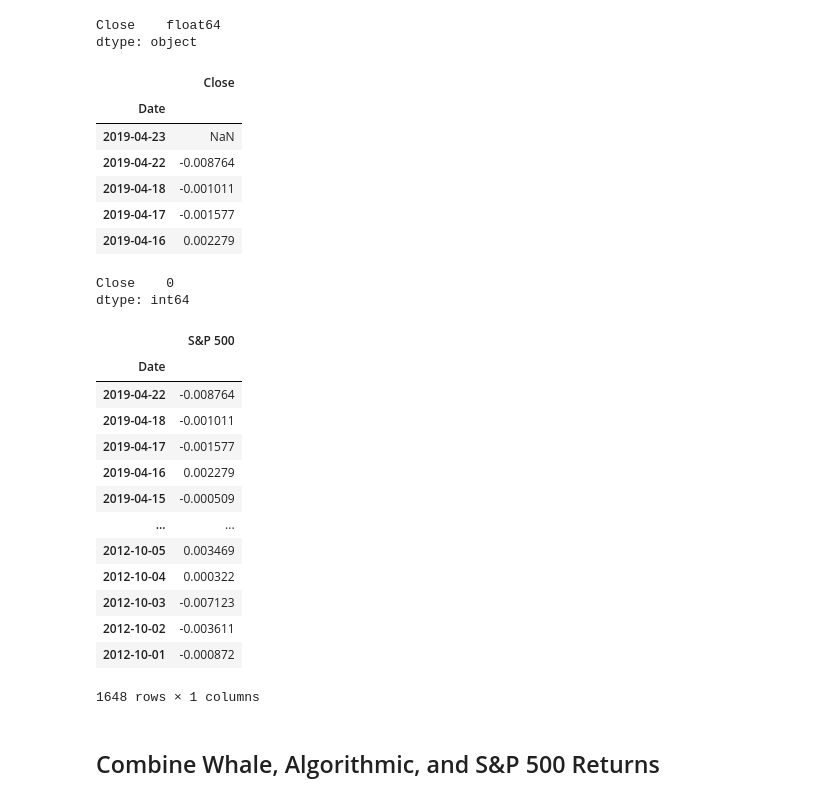
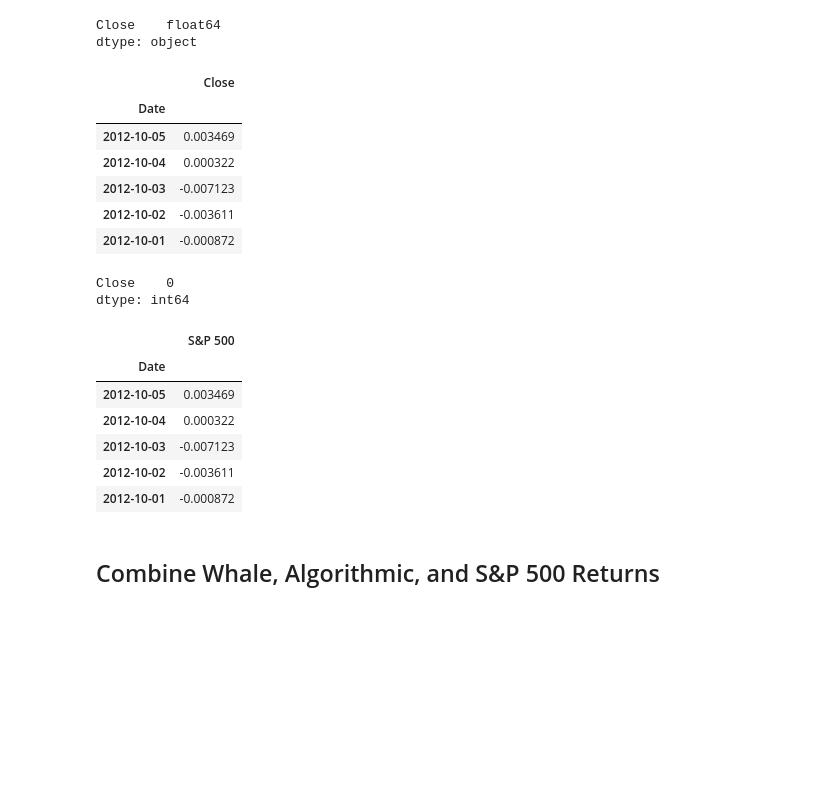
Before and after one commit to Caresir/Whale_protfolio, a Jupyter notebook: whale_analysis.ipynb, the cells around one changed output. Saved outputs shown, nothing was run; the diff lists cells and outputs as text; code cells hidden in the pictures; blank space fills up the shorter version.

```diff
--- a/whale_analysis.ipynb
+++ b/whale_analysis.ipynb
@@ -135,15 +135,15 @@ dtype: object
 # %%
 # Calculate Daily Returns
 daily_returns = sp500_history_df.pct_change()
-daily_returns.head()
+daily_returns.tail()
 # %% [output]
 |  | Close |
 | Date |  |
-| 2019-04-23 | NaN |
-| 2019-04-22 | -0.008764 |
-| 2019-04-18 | -0.001011 |
-| 2019-04-17 | -0.001577 |
-| 2019-04-16 | 0.002279 |
+| 2012-10-05 | 0.003469 |
+| 2012-10-04 | 0.000322 |
+| 2012-10-03 | -0.007123 |
+| 2012-10-02 | -0.003611 |
+| 2012-10-01 | -0.000872 |
 # %%
 # Drop nulls
 daily_returns.dropna(inplace=True)
@@ -154,22 +154,15 @@ dtype: int64
 # %%
 # Rename Column
 daily_returns.rename(columns={'Close': 'S&P 500'}, inplace=True)
-daily_returns
+daily_returns.tail()
 # %% [output]
 |  | S&P 500 |
 | Date |  |
-| 2019-04-22 | -0.008764 |
-| 2019-04-18 | -0.001011 |
-| 2019-04-17 | -0.001577 |
-| 2019-04-16 | 0.002279 |
-| 2019-04-15 | -0.000509 |
-| ... | ... |
 | 2012-10-05 | 0.003469 |
 | 2012-10-04 | 0.000322 |
 | 2012-10-03 | -0.007123 |
 | 2012-10-02 | -0.003611 |
 | 2012-10-01 | -0.000872 |
-1648 rows × 1 columns
 # %% [markdown]
 ## Combine Whale, Algorithmic, and S&P 500 Returns
 # %%
```
Also changed, not shown: parts of 9 cells of this notebook.
